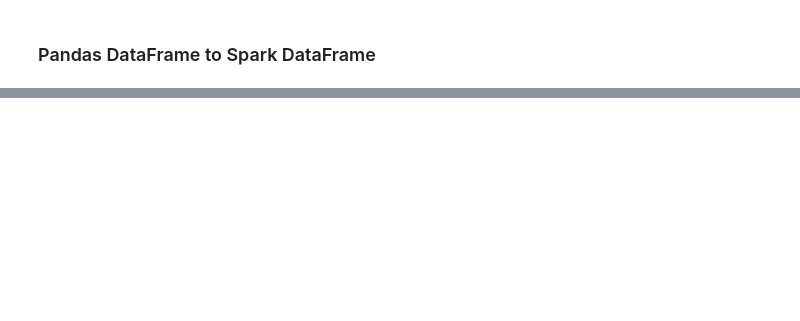
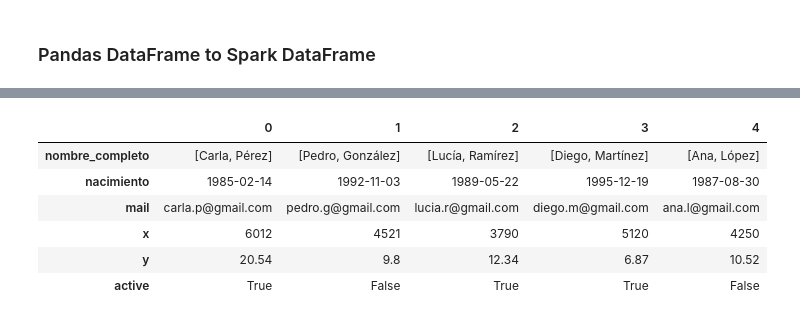
Before and after one commit to MarceloMedel/pyspark-usach-v2, a Jupyter notebook: pyspark-hands-on.ipynb, the cells around one changed output, grey strips where cells are left out. Saved outputs shown, nothing was run; the diff lists cells and outputs as text; code cells hidden in the pictures; blank space fills up the shorter version.

```diff
--- a/pyspark-hands-on.ipynb
+++ b/pyspark-hands-on.ipynb
@@ -463,0 +718,10 @@ df
+# %%
+pdf.head().T
+# %% [output]
+|  | 0 | 1 | 2 | 3 | 4 |
+| nombre_completo | [Carla, Pérez] | [Pedro, González] | [Lucía, Ramírez] | [Diego, Martínez] | [Ana, López] |
+| nacimiento | 1985-02-14 | 1992-11-03 | 1989-05-22 | 1995-12-19 | 1987-08-30 |
+| mail | carla.p@gmail.com | pedro.g@gmail.com | lucia.r@gmail.com | diego.m@gmail.com | ana.l@gmail.com |
+| x | 6012 | 4521 | 3790 | 5120 | 4250 |
+| y | 20.54 | 9.8 | 12.34 | 6.87 | 10.52 |
+| active | True | False | True | True | False |
```
Also changed, not shown: parts of 10 cells of this notebook.
